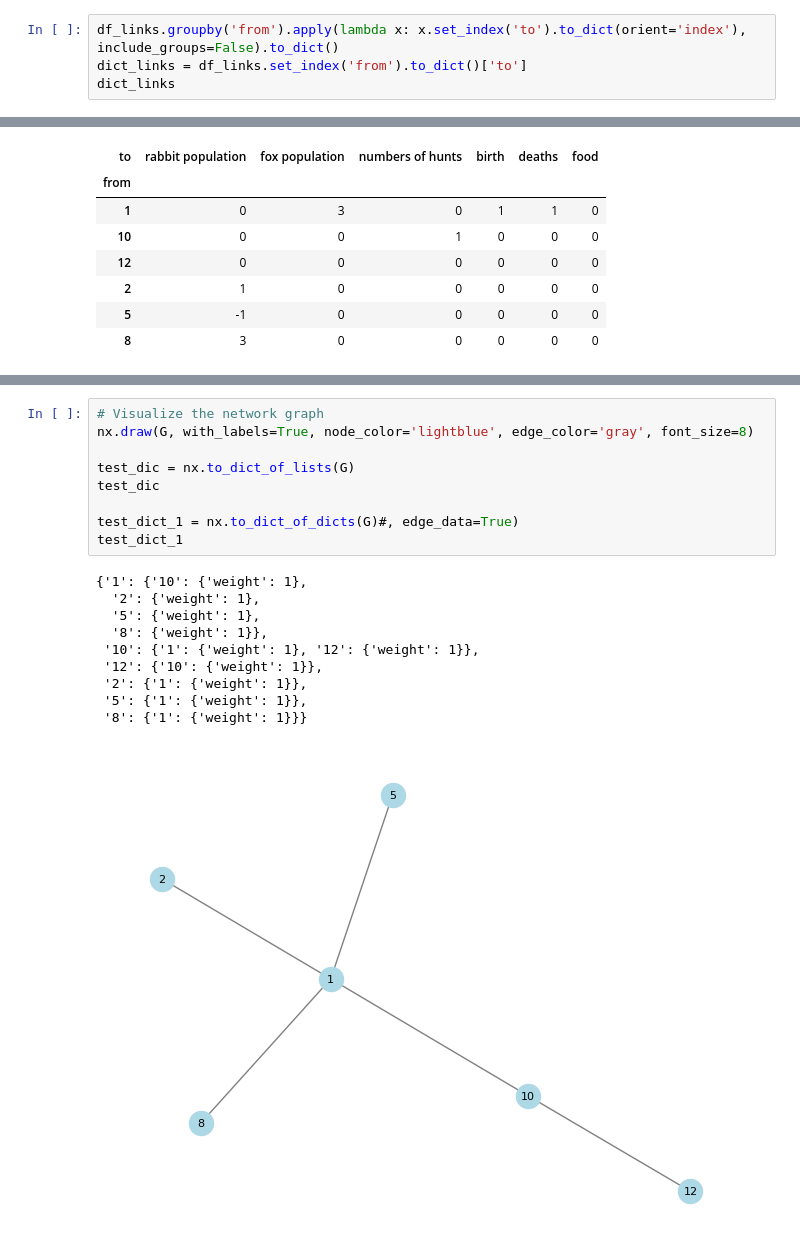
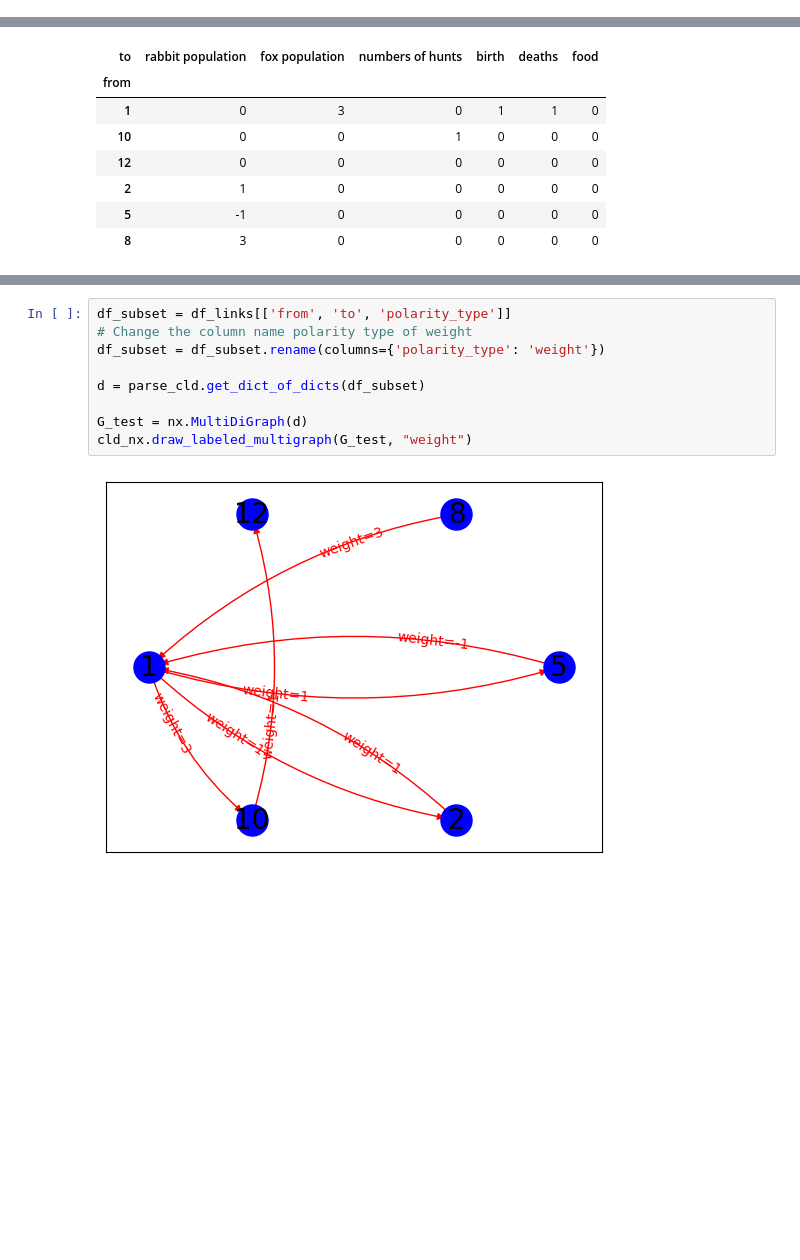
Before and after one commit to georgia-max/MentalMaps_Aggregation, a Jupyter notebook: Toy_Model.ipynb, the cells around one changed output, grey strips where cells are left out. Drawn from its saved outputs; the diff is of its cells as text; blank space fills up the shorter version.

Commit message:
clean the network x stuff

```diff
--- a/Toy_Model.ipynb
+++ b/Toy_Model.ipynb
@@ -218,4 +180,0 @@ draw_labeled_multigraph(G_test, "weight")
-# %%
-df_links.groupby('from').apply(lambda x: x.set_index('to').to_dict(orient='index'), include_groups=False).to_dict()
-dict_links = df_links.set_index('from').to_dict()['to']
-dict_links
@@ -498,20 +229,11 @@ test_dict_1
-# %%
-# Visualize the network graph
-nx.draw(G, with_labels=True, node_color='lightblue', edge_color='gray', font_size=8)
-
-test_dic = nx.to_dict_of_lists(G)
-test_dic
-
-test_dict_1 = nx.to_dict_of_dicts(G)#, edge_data=True)
-test_dict_1
-# %% [output]
-{'1': {'10': {'weight': 1},
-  '2': {'weight': 1},
-  '5': {'weight': 1},
-  '8': {'weight': 1}},
- '10': {'1': {'weight': 1}, '12': {'weight': 1}},
- '12': {'10': {'weight': 1}},
- '2': {'1': {'weight': 1}},
- '5': {'1': {'weight': 1}},
- '8': {'1': {'weight': 1}}}
-[figure, removed]
+# %%
+df_subset = df_links[['from', 'to', 'polarity_type']]
+# Change the column name polarity type of weight
+df_subset = df_subset.rename(columns={'polarity_type': 'weight'})
+
+d = parse_cld.get_dict_of_dicts(df_subset)
+
+G_test = nx.MultiDiGraph(d)
+cld_nx.draw_labeled_multigraph(G_test, "weight")
+# %% [output]
+[figure, added]
```
Also changed, not shown: parts of 28 cells of this notebook, 2 other files.
